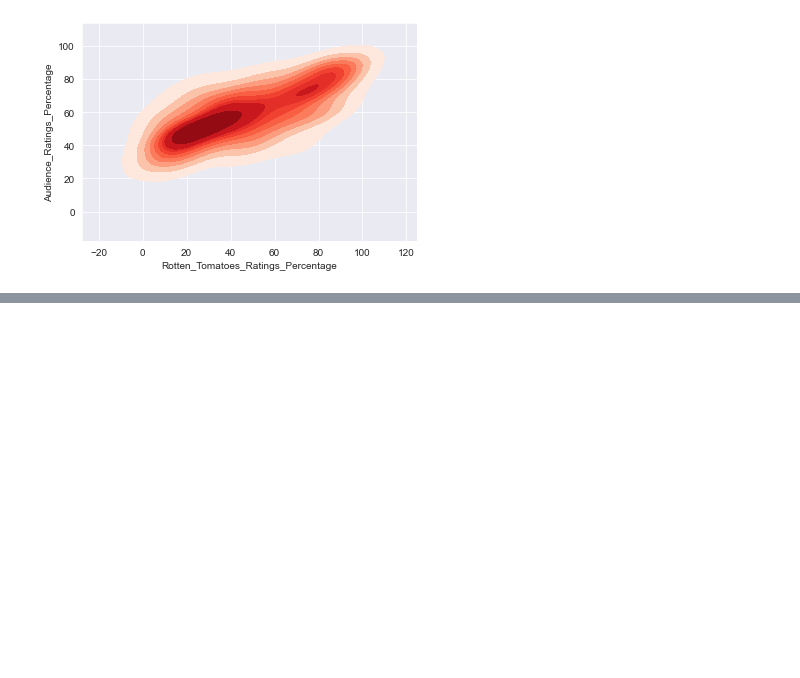
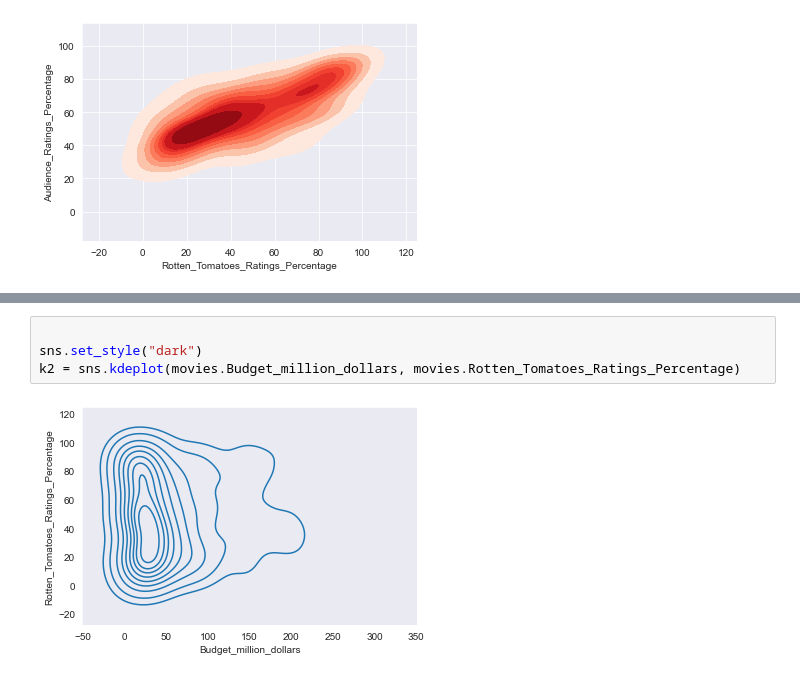
Before and after one commit to theflamio/PythonDataScienceMachineLearning_A-Z, a Jupyter notebook: Advanced_Virtualization.ipynb, the cells around one changed output, grey strips where cells are left out. Drawn from its saved outputs; the diff is of its cells as text; blank space fills up the shorter version.

```diff
--- a/Advanced_Virtualization.ipynb
+++ b/Advanced_Virtualization.ipynb
@@ -210,0 +219,6 @@ k1 = sns.kdeplot(movies.Rotten_Tomatoes_Ratings_Percentage, movies.Audience_Rati
+# %%
+
+sns.set_style("dark")
+k2 = sns.kdeplot(movies.Budget_million_dollars, movies.Rotten_Tomatoes_Ratings_Percentage)
+# %% [output]
+[figure, added]
```
Also changed, not shown: parts of 4 cells of this notebook.
